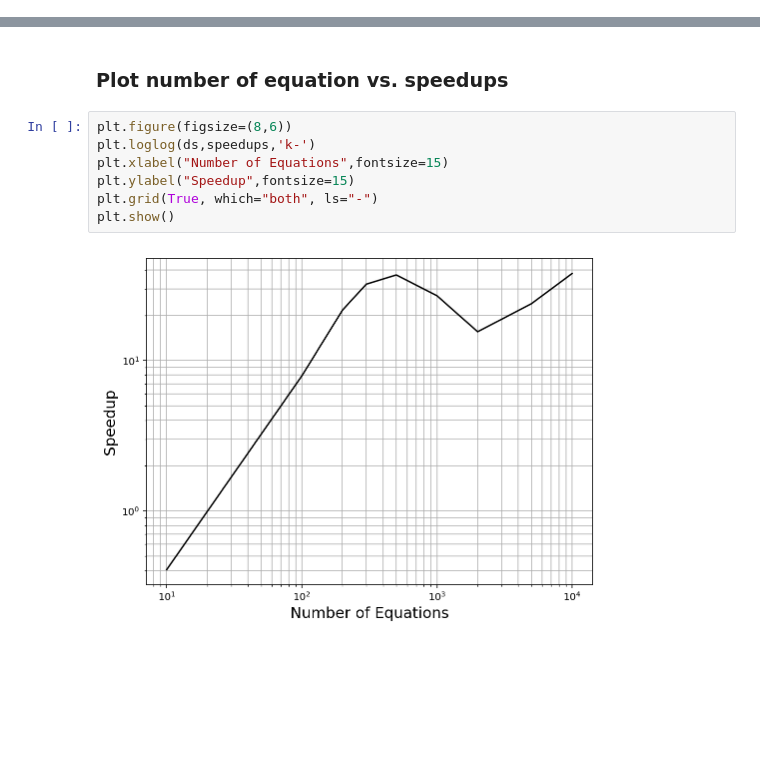
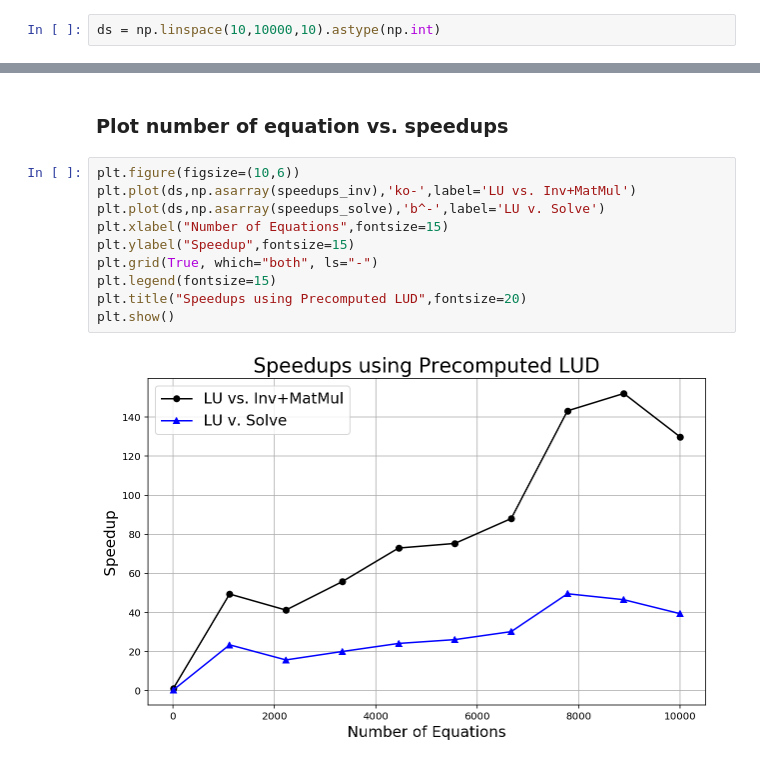
Before and after one commit to sjchoi86/linear_algebra, a Jupyter notebook: code/demo_solve_linear_system_with_lud.ipynb, the cells around one changed output, grey strips where cells are left out. Drawn from its saved outputs; the diff is of its cells as text; blank space fills up the shorter version.

```diff
--- a/code/demo_solve_linear_system_with_lud.ipynb
+++ b/code/demo_solve_linear_system_with_lud.ipynb
@@ -17 +15,3 @@ ds = [10,100,200,300,500,1000,2000,5000,10000]
+# %%
+ds = np.linspace(10,10000,10).astype(np.int)
 # %%
@@ -66,11 +83,14 @@ Done.
 # %% [markdown]
 ### Plot number of equation vs. speedups
 # %%
-plt.figure(figsize=(8,6))
-plt.loglog(ds,speedups,'k-')
+plt.figure(figsize=(10,6))
+plt.plot(ds,np.asarray(speedups_inv),'ko-',label='LU vs. Inv+MatMul')
+plt.plot(ds,np.asarray(speedups_solve),'b^-',label='LU v. Solve')
 plt.xlabel("Number of Equations",fontsize=15)
 plt.ylabel("Speedup",fontsize=15)
 plt.grid(True, which="both", ls="-")
+plt.legend(fontsize=15)
+plt.title("Speedups using Precomputed LUD",fontsize=20)
 plt.show()
 # %% [output]
-[figure, old version]
+[figure, new version]
```
Also changed, not shown: parts of 2 cells of this notebook.
